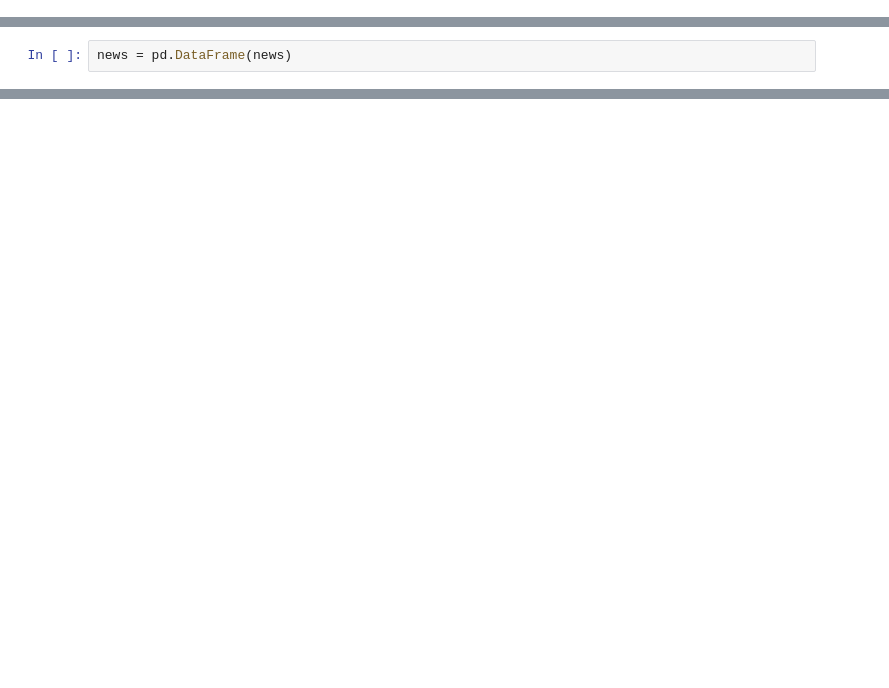
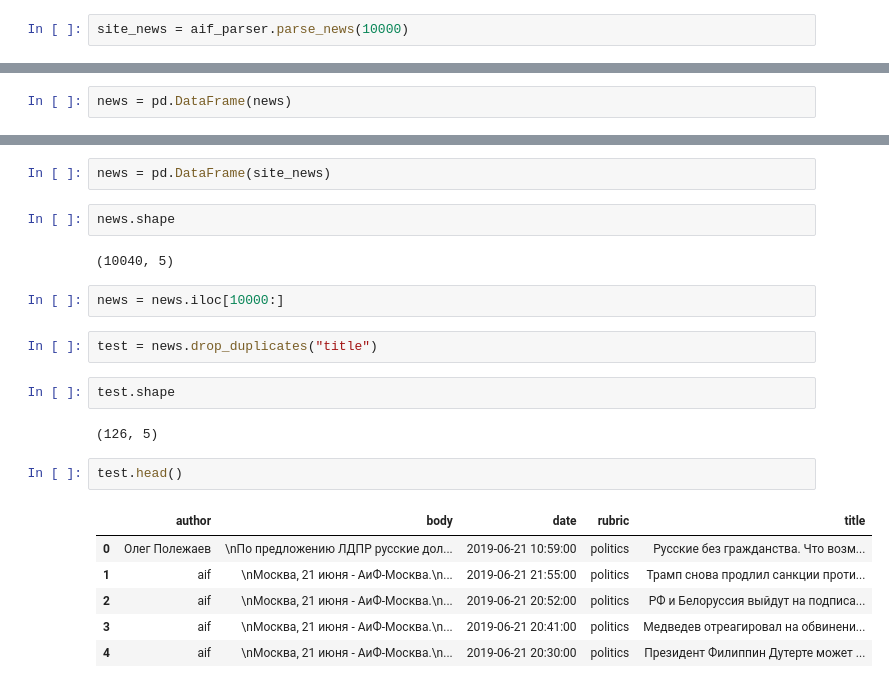
Before and after one commit to cherkasovoff/homeworks, a Jupyter notebook: NLP/Practice 1 - Crawler.ipynb, the cells around one changed output, grey strips where cells are left out. Drawn from its saved outputs; the diff is of its cells as text; blank space fills up the shorter version.

```diff
--- a/NLP/Practice 1 - Crawler.ipynb
+++ b/NLP/Practice 1 - Crawler.ipynb
@@ -16,3 +16,5 @@ for parser in [meduza_parser, aif_parser]:
     news.extend(site_news)
 
 save_to_file(news, "news")
+# %%
+site_news = aif_parser.parse_news(10000)
@@ -42,3 +50,26 @@ news.tail()
 | 20087 | Елена Слободян | \n\n\n\n\n\n\t\tОтвет редакции\t\... | 2019-05-31 12:41:00 | money | Что такое наследственный договор ... |
 | 20088 | Анна Джей | \n\n\n\n\n\n\t\tОтвет редакции\t\... | 2019-05-31 12:25:00 | money | Как сэкономить с помощью портала ... |
 | 20089 | aif | \nМоcква, 31 мая - АиФ-Москва.\n ... | 2019-05-31 11:40:00 | money | Счетная палата назвала сумму, кот... |
+# %%
+news = pd.DataFrame(site_news)
+# %%
+news.shape
+# %% [output]
+(10040, 5)
+# %%
+news = news.iloc[10000:]
+# %%
+test = news.drop_duplicates("title")
+# %%
+test.shape
+# %% [output]
+(126, 5)
+# %%
+test.head()
+# %% [output]
+|  | author | body | date | rubric | title |
+| 0 | Олег Полежаев | \nПо предложению ЛДПР русские дол... | 2019-06-21 10:59:00 | politics | Русские без гражданства. Что возм... |
+| 1 | aif | \nМосква, 21 июня - АиФ-Москва.\n... | 2019-06-21 21:55:00 | politics | Трамп снова продлил санкции проти... |
+| 2 | aif | \nМосква, 21 июня - АиФ-Москва.\n... | 2019-06-21 20:52:00 | politics | РФ и Белоруссия выйдут на подписа... |
+| 3 | aif | \nМосква, 21 июня - АиФ-Москва.\n... | 2019-06-21 20:41:00 | politics | Медведев отреагировал на обвинени... |
+| 4 | aif | \nМосква, 21 июня - АиФ-Москва.\n... | 2019-06-21 20:30:00 | politics | Президент Филиппин Дутерте может ... |
```
Also changed, not shown: parts of 6 cells of this notebook, 10 other files.
